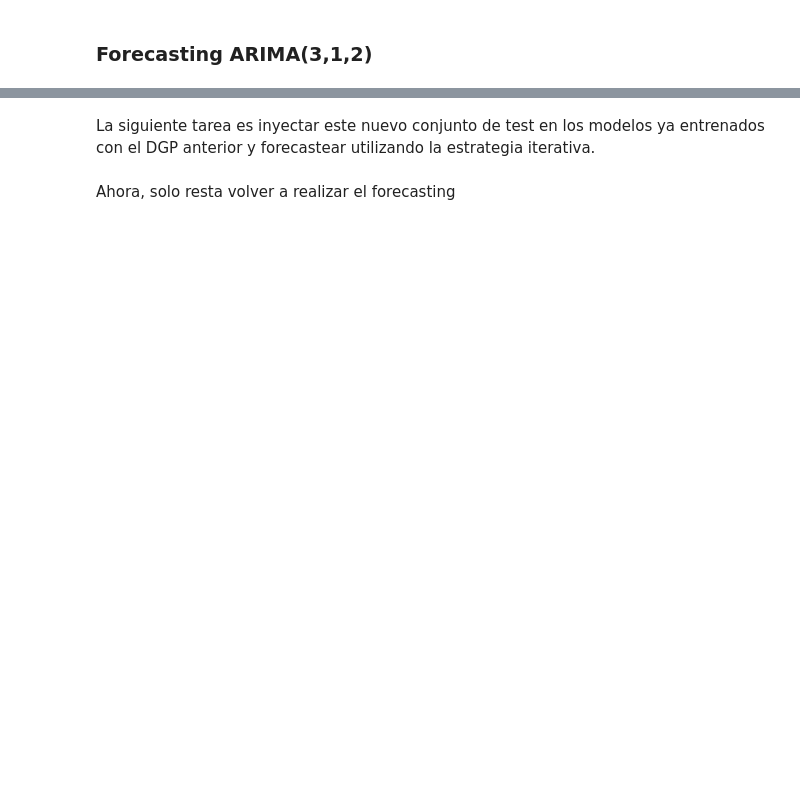
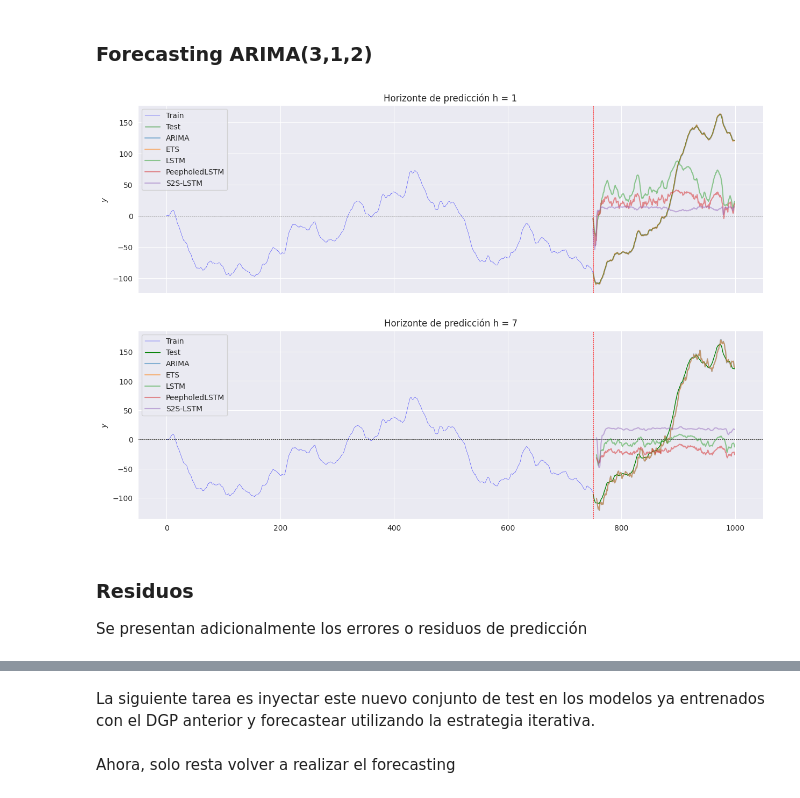
Before and after one commit to matiasdperez/MEC_tesis, a Jupyter notebook: notebooks/simulaciones/2_arima.ipynb, the cells around one changed output, grey strips where cells are left out. Cells and saved outputs as stored; diff of their text form; code cells hidden in the pictures; blank space fills up the shorter version.

Commit message:
Updating 2_arima notebook

```diff
--- a/notebooks/simulaciones/2_arima.ipynb
+++ b/notebooks/simulaciones/2_arima.ipynb
@@ -1167,26 +1146,32 @@ plt.show()
 # %% [markdown]
 ### Forecasting ARIMA(3,1,2)
 # %%
-fig, axs = plt.subplots(3, 1, figsize=(15, 10), sharex=True)
+fig, axs = plt.subplots(2, 1, figsize=(15, 10), sharex=True)
 
 i=0
 
 for h in h_list:
     axs[i].plot(arima_y_train, color='blue', label='Train', lw=0.3)
     axs[i].plot(range(split_index, n_steps), arima_y_test, color='green', label='Test', lw=1)
     axs[i].axvline(x=split_index, color='red', linestyle='--', lw=0.5)
     axs[i].axhline(y=0, color='black', linestyle='--', lw=0.5)
 
     axs[i].plot(range(split_index+h-1, n_steps), arima_best_models['arima'][h]['arima'].predictions['iterative'], alpha=0.5, label='ARIMA')
     axs[i].plot(range(split_index+h-1, n_steps), arima_best_models['arima'][h]['ets'].predictions['iterative'], alpha=0.5, label='ETS')
-    axs[i].plot(range(split_index+h-1, n_steps), scaler_arima.inverse_transform(arima_best_models['arma'][h]['stacked_lstm'].predictions['iterative']), alpha=0.5, label='LSTM')
-    axs[i].plot(range(split_index+h-1, n_steps), scaler_arima.inverse_transform(arima_best_models['arma'][h]['peephole_lstm'].predictions['iterative']), alpha=0.5, label='PeepholedLSTM')
-    axs[i].plot(range(split_index+h-1, n_steps), scaler_arima.inverse_transform(arima_best_models['arma'][h]['s2s_lstm'].predictions['iterative']), alpha=0.5, label='S2S-LSTM')
+    axs[i].plot(range(split_index+h-1, n_steps), scaler_arima_trend.inverse_transform(arima_best_models['arma'][h]['stacked_lstm'].predictions['iterative']), alpha=0.5, label='LSTM')
+    axs[i].plot(range(split_index+h-1, n_steps), scaler_arima_trend.inverse_transform(arima_best_models['arma'][h]['peephole_lstm'].predictions['iterative']), alpha=0.5, label='PeepholedLSTM')
+    axs[i].plot(range(split_index+h-1, n_steps), scaler_arima_trend.inverse_transform(arima_best_models['arma'][h]['s2s_lstm'].predictions['iterative']), alpha=0.5, label='S2S-LSTM')
 
     axs[i].set_title("Horizonte de predicción h = "+str(h))
     axs[i].set_ylabel('$y$')
     axs[i].legend(loc='best')
 
     i+=1
 
 plt.show()
+# %% [output]
+[figure, added]
+# %% [markdown]
+### Residuos
+
+Se presentan adicionalmente los errores o residuos de predicción
```
Also changed, not shown: parts of 60 cells of this notebook.
